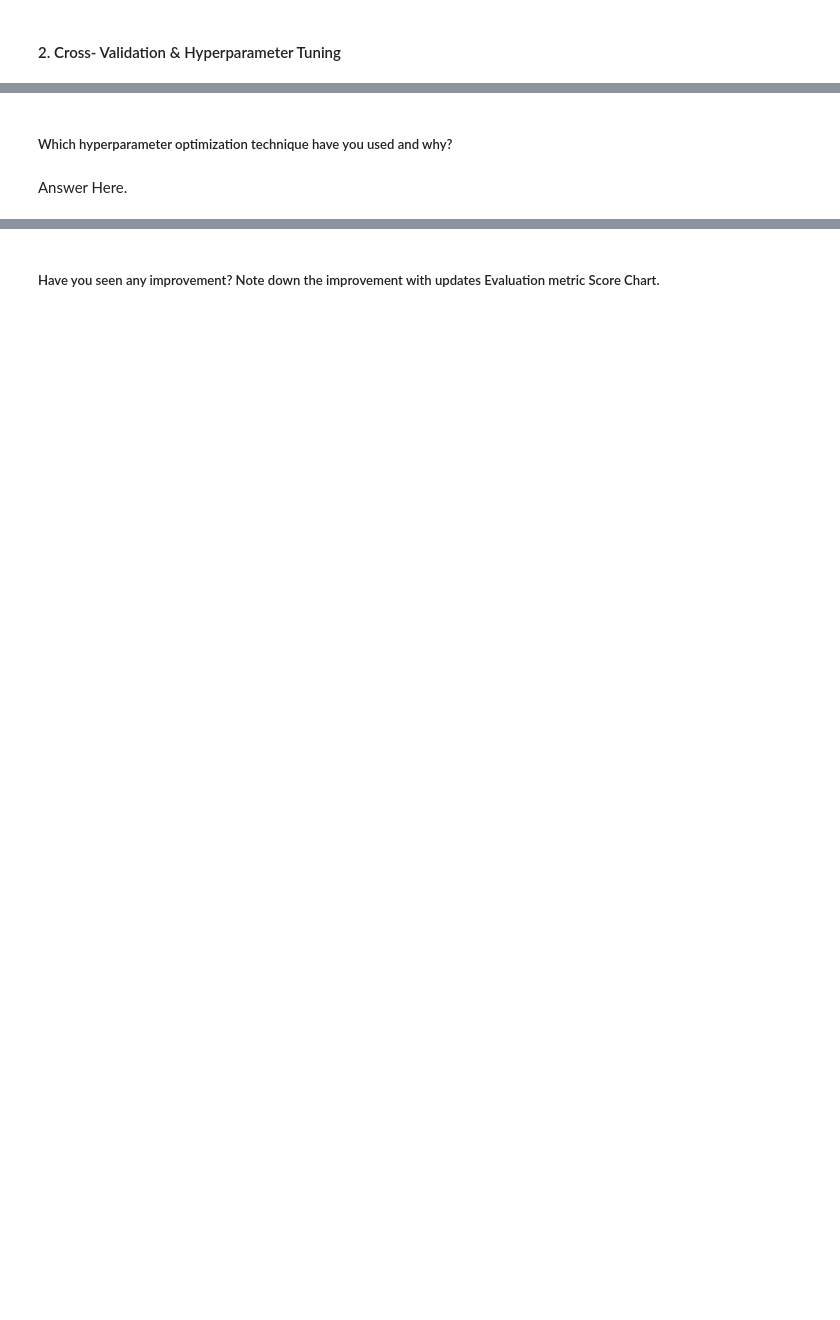
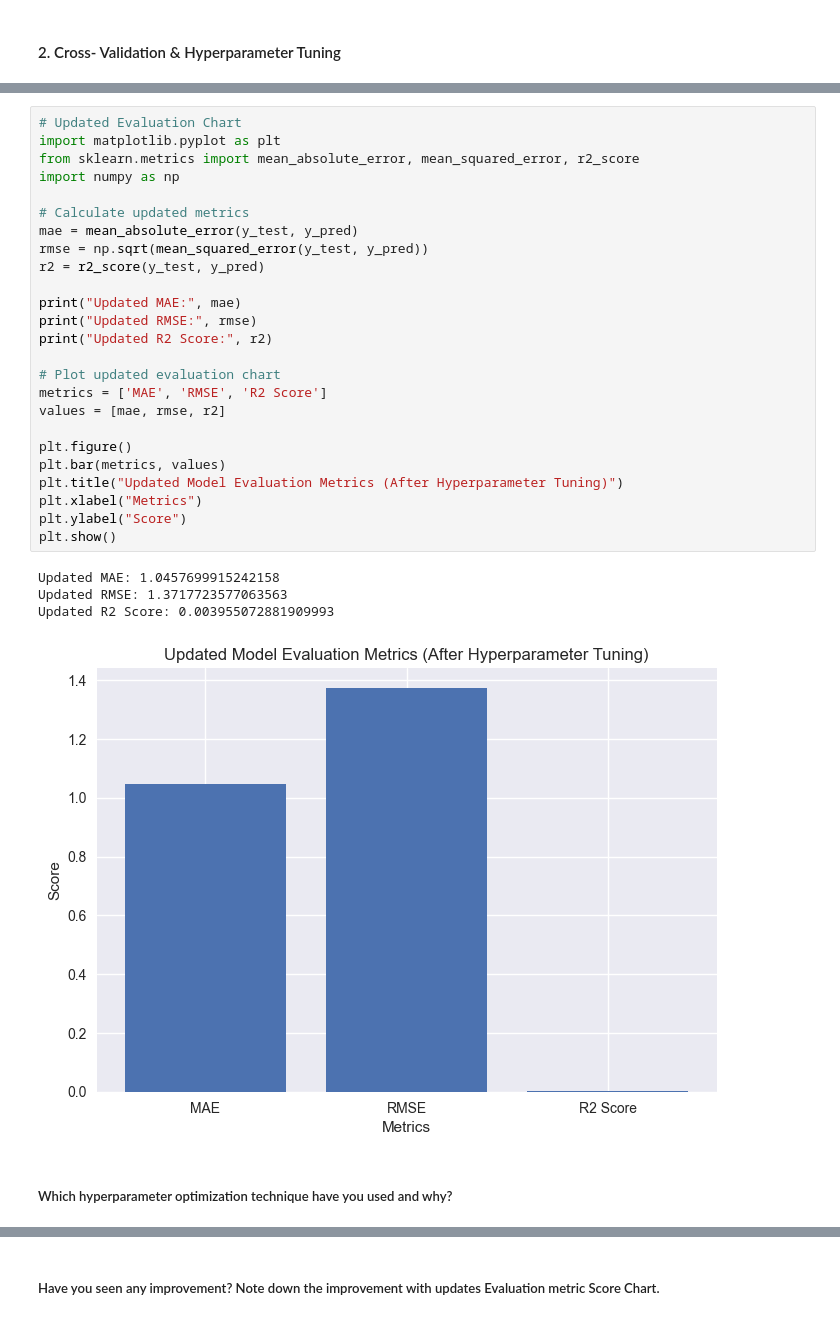
Before and after one commit to Pheonix1330/better-next-sitemap, a Jupyter notebook: Sample_ML_Submission_Template.ipynb, the cells around one changed output, grey strips where cells are left out. Drawn from its saved outputs; the diff is of its cells as text; blank space fills up the shorter version.

```diff
--- a/Sample_ML_Submission_Template.ipynb
+++ b/Sample_ML_Submission_Template.ipynb
@@ -1025,4 +1792,32 @@ Answer Here.
+# %%
+# Updated Evaluation Chart
+import matplotlib.pyplot as plt
+from sklearn.metrics import mean_absolute_error, mean_squared_error, r2_score
+import numpy as np
+
+# Calculate updated metrics
+mae = mean_absolute_error(y_test, y_pred)
+rmse = np.sqrt(mean_squared_error(y_test, y_pred))
+r2 = r2_score(y_test, y_pred)
+
+print("Updated MAE:", mae)
+print("Updated RMSE:", rmse)
+print("Updated R2 Score:", r2)
+
+# Plot updated evaluation chart
+metrics = ['MAE', 'RMSE', 'R2 Score']
+values = [mae, rmse, r2]
+
+plt.figure()
+plt.bar(metrics, values)
+plt.title("Updated Model Evaluation Metrics (After Hyperparameter Tuning)")
+plt.xlabel("Metrics")
+plt.ylabel("Score")
+plt.show()
+# %% [output]
+Updated MAE: 1.0457699915242158
+Updated RMSE: 1.3717723577063563
+Updated R2 Score: 0.003955072881909993
+[figure, added]
 # %% [markdown]
 ##### Which hyperparameter optimization technique have you used and why?
-# %% [markdown]
-Answer Here.
```
Also changed, not shown: parts of 105 cells of this notebook, 2 other files.
